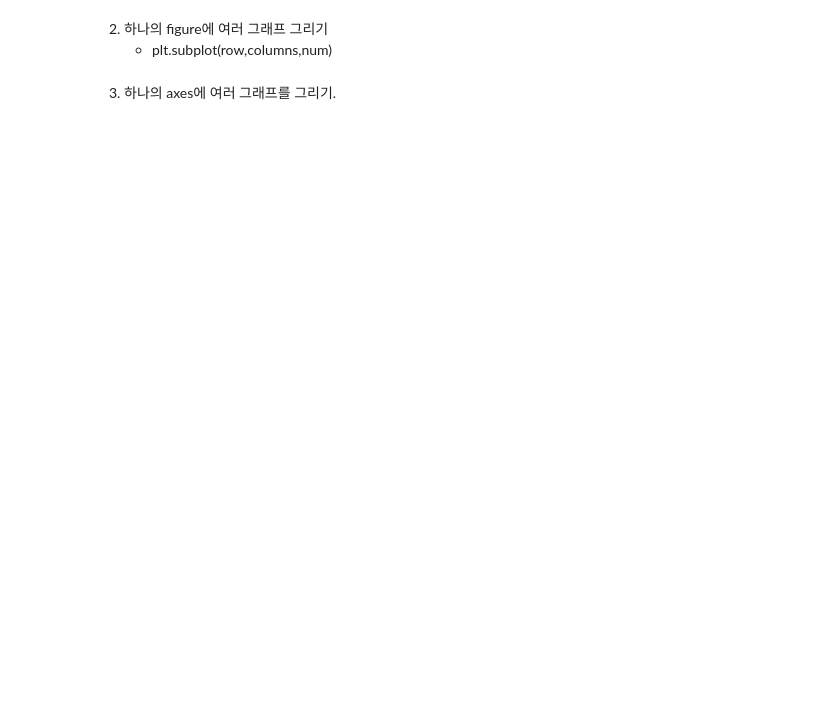
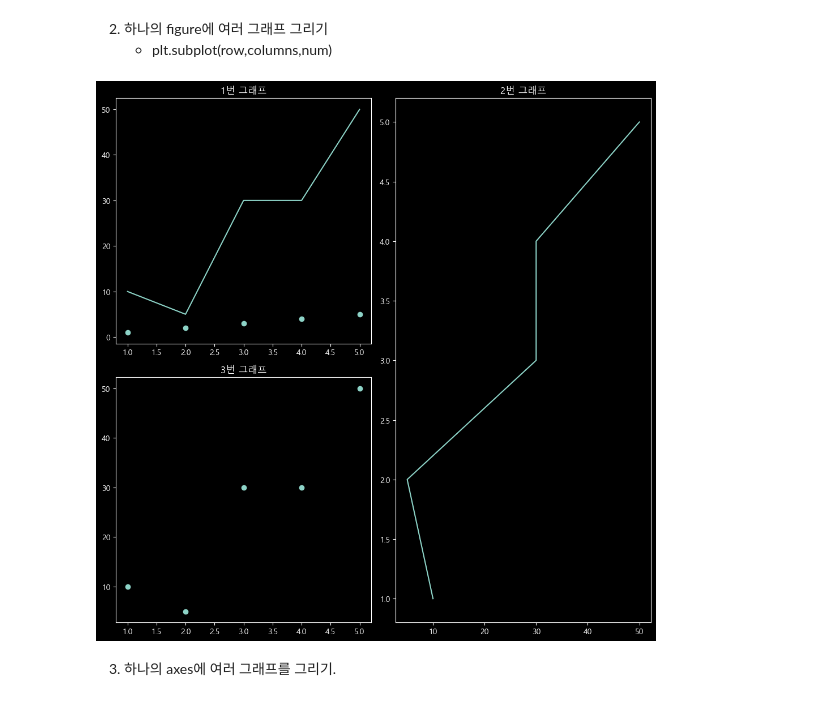
Before and after one commit to ksryong0/SKN21, a Jupyter notebook: 05_시각화/01_matplotlib 개요.ipynb, the cells around one changed output. Drawn from its saved outputs; the diff is of its cells as text; code cells hidden in the pictures; blank space fills up the shorter version.

```diff
--- a/05_시각화/01_matplotlib 개요.ipynb
+++ b/05_시각화/01_matplotlib 개요.ipynb
@@ -155,25 +224,29 @@ plt.show()
     - plt.subplot(row,columns,num)
 # %%
 # 전체 figure의 크기 변경
-plt.figure(figsize=(10, 5))  # (좌우너비, 상하높이) 단위: inch
+plt.figure(figsize=(10, 10))  # (좌우너비, 상하높이) 단위: inch
 
-# 좌->우, 상->하  순번: 1부터 시작
+# 위치가 겹치면 겹치게 나옴. 한 플롯에 두 데이터.
+
+# 좌->우, 상->하  순번: 1부터 시작. 인덱스는 0부터인데, 얘는 1부터 시작.
 plt.subplot(2, 2, 1)   # (2행, 2열, 첫번째 위치)
 # 그래프 그리고 설정.
 plt.plot(x, y)
 plt.scatter(x, x)
 plt.title("1번 그래프")
 
 plt.subplot(1, 2, 2) # (1행, 2열, 두번째 위치)
 plt.plot(y, x)
 plt.title("2번 그래프")
 
 plt.subplot(2, 2, 3) # (2행, 2열, 세번째 위치)
 plt.scatter(x, y)
 plt.title("3번 그래프")
 
-plt.tight_layout()
+plt.tight_layout()  # 그래프가 많아지면 겹치게 되는 부분을 알아서 조절해줌
 plt.show()
+# %% [output]
+[figure, added]
 # %% [markdown]
 3. 하나의 axes에 여러 그래프를 그리기.
 # %%
```
Also changed, not shown: parts of 14 cells of this notebook, 4 other files.
